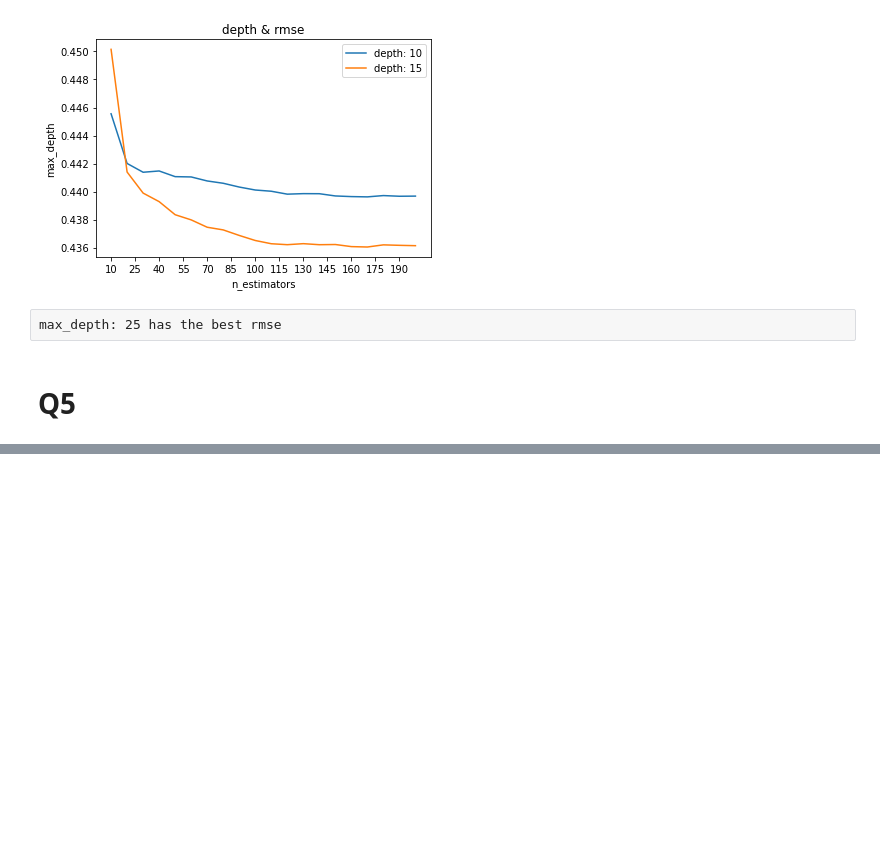
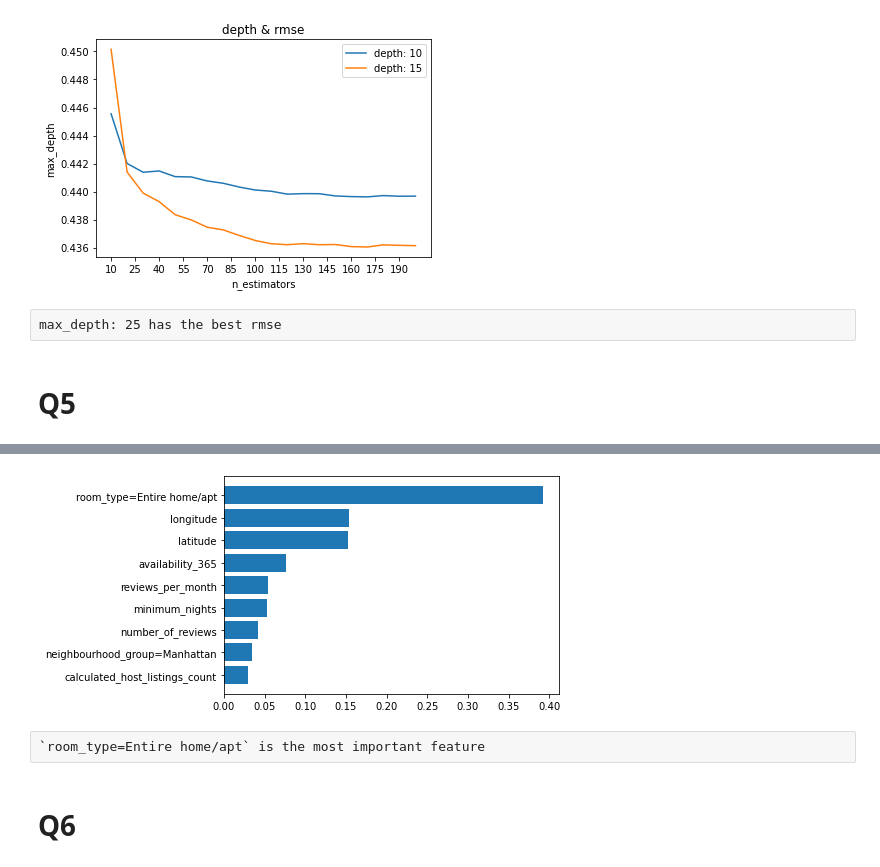
Before and after one commit to SleeplessChallenger/ML_ZoomCamp_code, a Jupyter notebook: 5.DecisionTree_EnsembleLearning/airbnb_price.ipynb, the cells around one changed output, grey strips where cells are left out. Cells and saved outputs as stored; diff of their text form; code cells hidden in the pictures; blank space fills up the shorter version.

```diff
--- a/5.DecisionTree_EnsembleLearning/airbnb_price.ipynb
+++ b/5.DecisionTree_EnsembleLearning/airbnb_price.ipynb
@@ -252,3 +252,8 @@ plt.show()
 max_depth: 25 has the best rmse
 # %% [markdown]
 # Q5
+# %%
+rf = RandomForestRegressor(n_estimators=10, max_depth=20,
+            random_state=1, n_jobs=-1)
+
+rf.fit(X_train, y_train)
@@ -254,0 +262,8 @@ max_depth: 25 has the best rmse
+# %%
+features = list(zip(dv.feature_names_, rf.feature_importances_))
+# %%
+df_features = pd.DataFrame(features,
+                columns=['features', 'importance'])
+
+df_features = df_features.sort_values(by='importance',
+                            ascending=False)
@@ -254,0 +289,15 @@ max_depth: 25 has the best rmse
+# %%
+df_features = df_features[df_features.importance > 0.01]
+# %%
+num = len(df_features)
+
+plt.barh(range(num), df_features.importance[::-1])
+plt.yticks(range(num), df_features.features[::-1])
+
+plt.show()
+# %% [output]
+[figure, added]
+# %% [raw]
+`room_type=Entire home/apt` is the most important feature
+# %% [markdown]
+# Q6
```
Also changed, not shown: parts of 17 cells of this notebook.
